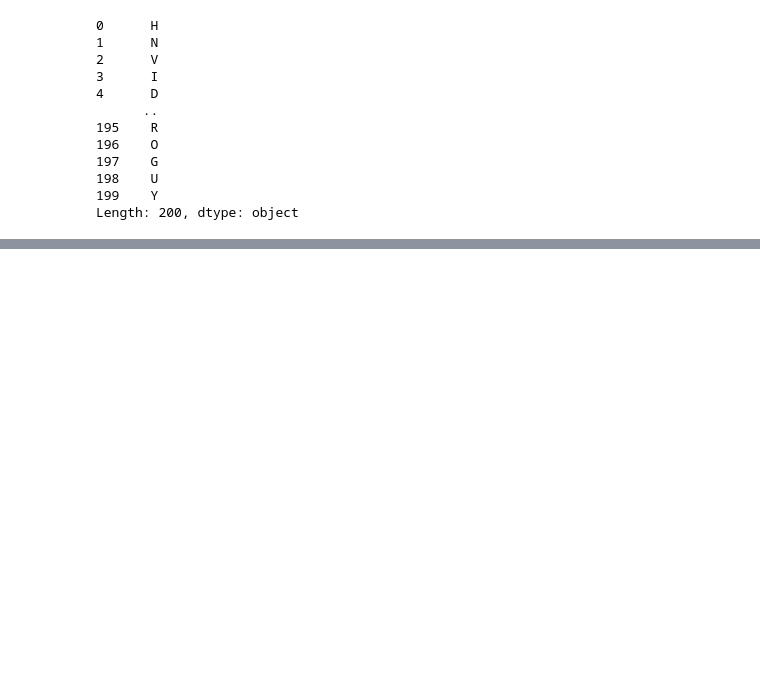
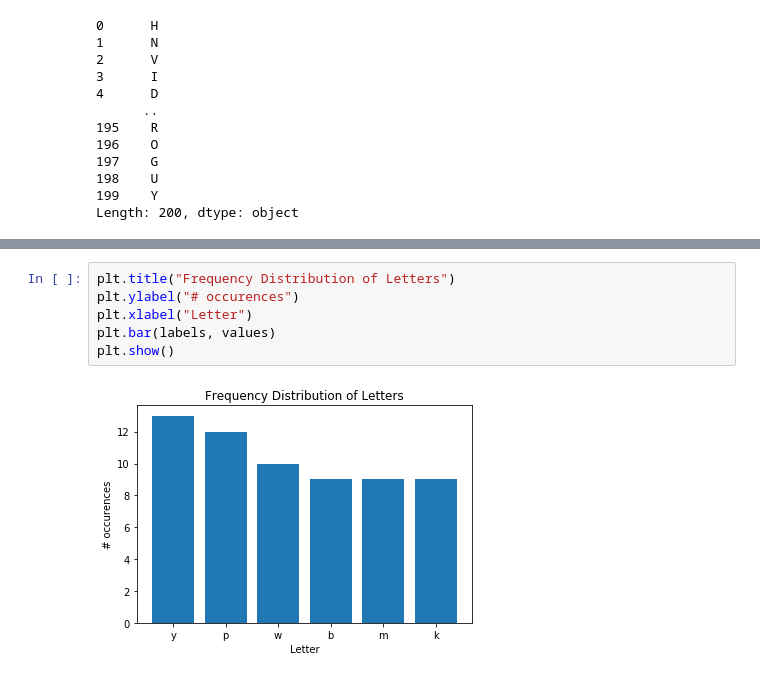
Before and after one commit to CodeupClassroom/curie-python-exercises, a Jupyter notebook: 4.8.4.2_pandas_series.ipynb, the cells around one changed output, grey strips where cells are left out. Saved outputs shown, nothing was run; the diff lists cells and outputs as text; blank space fills up the shorter version.

Commit message:
add letter histogram

```diff
--- a/4.8.4.2_pandas_series.ipynb
+++ b/4.8.4.2_pandas_series.ipynb
@@ -488 +486,9 @@ print(values)
 [13, 12, 10, 9, 9, 9]
+# %%
+plt.title("Frequency Distribution of Letters")
+plt.ylabel("# occurences")
+plt.xlabel("Letter")
+plt.bar(labels, values)
+plt.show()
+# %% [output]
+[figure, added]
```
Also changed, not shown: parts of 7 cells of this notebook.
